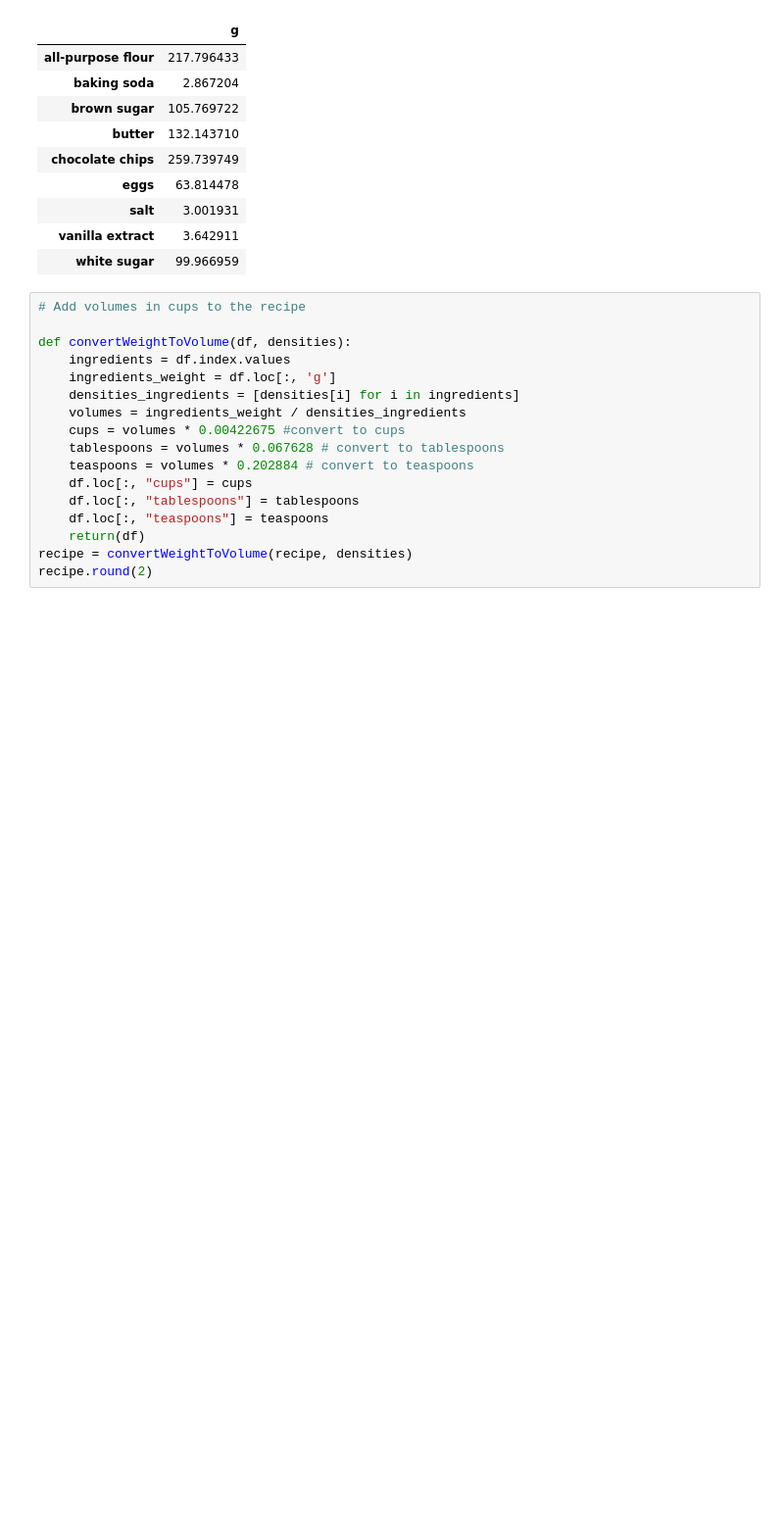
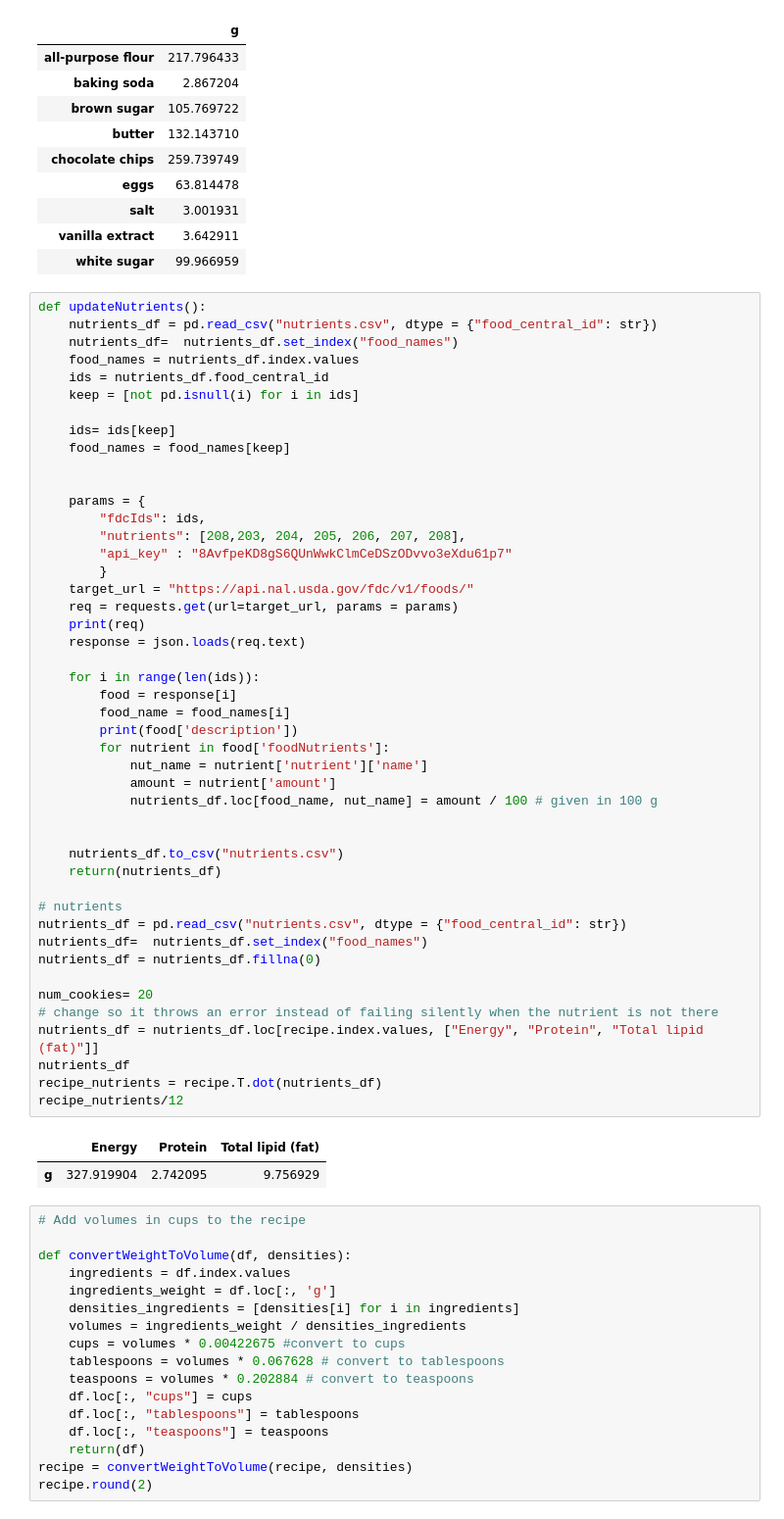
Before and after one commit to kiti15237/median_meal, a Jupyter notebook: recipe_averager.ipynb, the cells around one changed output. Shown at 98% size. Cells and saved outputs as stored; diff of their text form; blank space fills up the shorter version.

Commit message:
fixed issues with nutrients, now storing in csv and made code the pull what we can from fooddatacentral. The rest will be input manually

```diff
--- a/recipe_averager.ipynb
+++ b/recipe_averager.ipynb
@@ -690,6 +698,55 @@ recipe
 | salt | 3.001931 |
 | vanilla extract | 3.642911 |
 | white sugar | 99.966959 |
+# %%
+def updateNutrients():
+    nutrients_df = pd.read_csv("nutrients.csv", dtype = {"food_central_id": str})
+    nutrients_df=  nutrients_df.set_index("food_names")
+    food_names = nutrients_df.index.values
+    ids = nutrients_df.food_central_id
+    keep = [not pd.isnull(i) for i in ids]
+
+    ids= ids[keep]
+    food_names = food_names[keep]
+
+
+    params = {
+        "fdcIds": ids,
+        "nutrients": [208,203, 204, 205, 206, 207, 208],
+        "api_key" : "8AvfpeKD8gS6QUnWwkClmCeDSzODvvo3eXdu61p7"
+        }
+    target_url = "https://api.nal.usda.gov/fdc/v1/foods/"
+    req = requests.get(url=target_url, params = params)
+    print(req)
+    response = json.loads(req.text)
+
+    for i in range(len(ids)):
+        food = response[i]
+        food_name = food_names[i]
+        print(food['description'])
+        for nutrient in food['foodNutrients']:
+            nut_name = nutrient['nutrient']['name']
+            amount = nutrient['amount']
+            nutrients_df.loc[food_name, nut_name] = amount / 100 # given in 100 g
+
+
+    nutrients_df.to_csv("nutrients.csv")
+    return(nutrients_df)
+
+# nutrients
+nutrients_df = pd.read_csv("nutrients.csv", dtype = {"food_central_id": str})
+nutrients_df=  nutrients_df.set_index("food_names")
+nutrients_df = nutrients_df.fillna(0)
+
+num_cookies= 20
+# change so it throws an error instead of failing silently when the nutrient is not there
+nutrients_df = nutrients_df.loc[recipe.index.values, ["Energy", "Protein", "Total lipid (fat)"]]
+nutrients_df
+recipe_nutrients = recipe.T.dot(nutrients_df)
+recipe_nutrients/12
+# %% [output]
+|  | Energy | Protein | Total lipid (fat) |
+| g | 327.919904 | 2.742095 | 9.756929 |
 # %%
 # Add volumes in cups to the recipe
 
```
Also changed, not shown: parts of 9 cells of this notebook, 4 other files.
